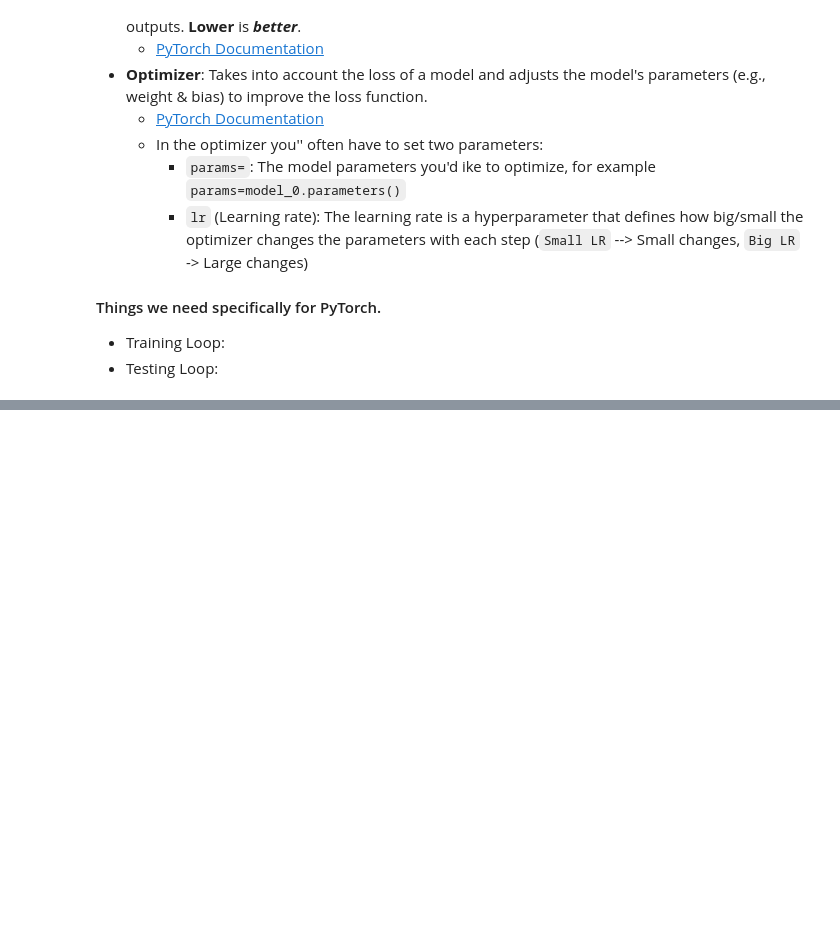
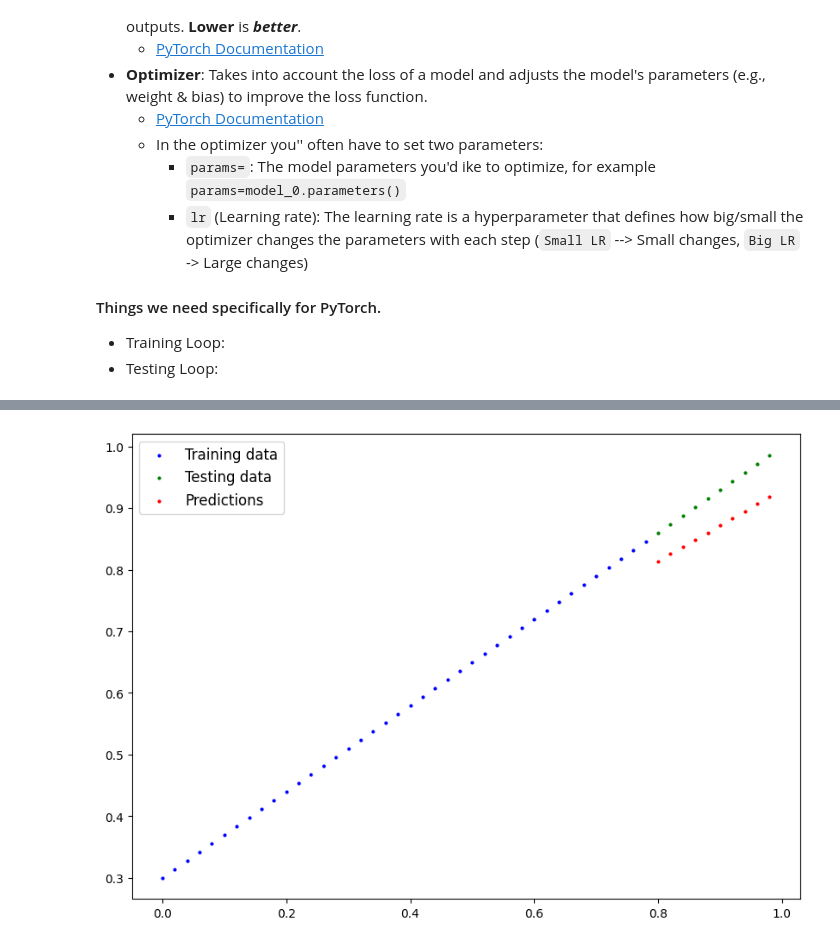
Before and after one commit to konstakostov/PyTorch-Learning, a Jupyter notebook: 01.pytorch_workflow_fundamentals/01.00.workflow.ipynb, the cells around one changed output, grey strips where cells are left out. Drawn from its saved outputs; the diff is of its cells as text; code cells hidden in the pictures; blank space fills up the shorter version.

```diff
--- a/01.pytorch_workflow_fundamentals/01.00.workflow.ipynb
+++ b/01.pytorch_workflow_fundamentals/01.00.workflow.ipynb
@@ -322,8 +400,10 @@ Watch it go down down down!<br>
     <img src="01.markdown_images/01-pytorch-training-loop-annotated.png" alt="PyTorch Training Loop Annotated" width="800" height="440">
 </p>
 # %%
+torch.manual_seed(42)
+
 # Epoch is one loop through the data (hyperparameter, because we've set it ourselves).
-epochs = 1
+epochs = 100
 
 # # Training
 # 0. Loop through the data:
@@ -337,6 +417,7 @@ for epoch in range(epochs):
 
     # 2. Calculating the loss
     loss = loss_fn(y_pred, y_train)
+    print(f"Loss: {loss}")
 
     # 3. Optimizer zero grad
     optimizer.zero_grad()
@@ -348,5 +429,8 @@ for epoch in range(epochs):
     # By default how the optimizer changes will accumulate through the loop, so they have to be zeroed in step 3 (Optimizer zero grad) for the next iteration of the loop
     optimizer.step()
 
-    # # Turns off gradient tracking
-    # model_0.eval()
+    # Testing
+    model_0.eval()
+
+    # Print out model state_dict()
+    print(model_0.state_dict())
@@ -352,0 +455,3 @@ for epoch in range(epochs):
+# %%
+with torch.inference_mode():
+    y_predictions_new = model_0(X_test)
@@ -352,0 +467,9 @@ for epoch in range(epochs):
+# %%
+# Visualising the new data
+plot_predictions(train_data=X_train,
+                 train_labels=y_train,
+                 test_data=X_test,
+                 test_labels=y_test,
+                 predictions=y_predictions_new)
+# %% [output]
+[figure, added]
```
Also changed, not shown: parts of 13 cells of this notebook.
